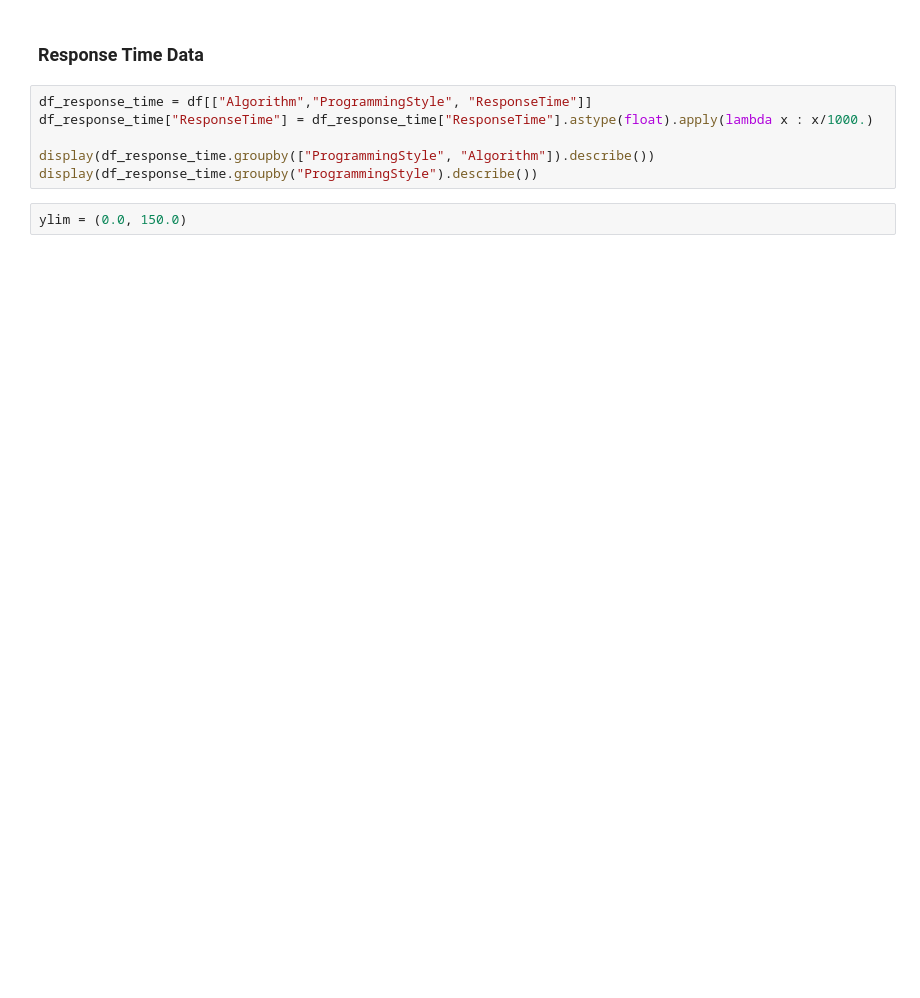
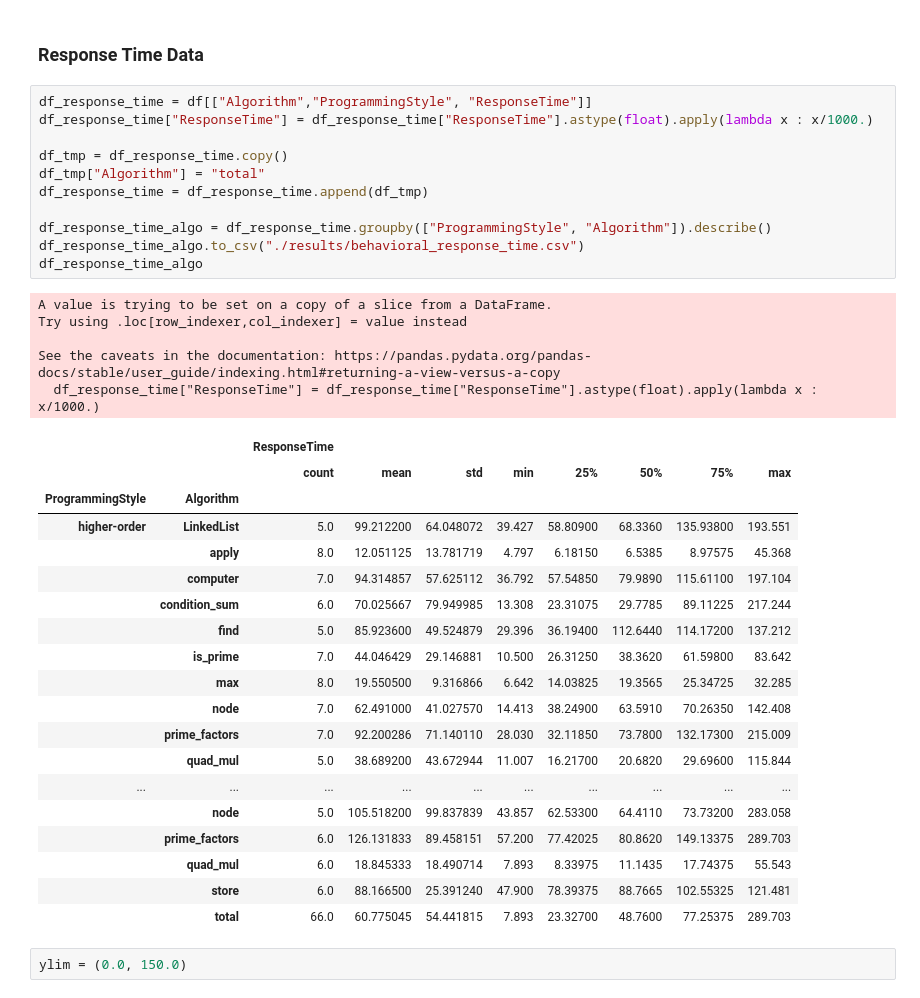
Before and after one commit to Sonaion/bachelor-arbeit, a Jupyter notebook: DataEvaluation/RQ01_Behavioral.ipynb, the cells around one changed output. Drawn from its saved outputs; the diff is of its cells as text; blank space fills up the shorter version.

```diff
--- a/DataEvaluation/RQ01_Behavioral.ipynb
+++ b/DataEvaluation/RQ01_Behavioral.ipynb
@@ -74,9 +106,39 @@ ax.set(ylim=(0.0, 1.0));
 # %%
 df_response_time = df[["Algorithm","ProgrammingStyle", "ResponseTime"]]
 df_response_time["ResponseTime"] = df_response_time["ResponseTime"].astype(float).apply(lambda x : x/1000.)
 
-display(df_response_time.groupby(["ProgrammingStyle", "Algorithm"]).describe())
-display(df_response_time.groupby("ProgrammingStyle").describe())
+df_tmp = df_response_time.copy()
+df_tmp["Algorithm"] = "total"
+df_response_time = df_response_time.append(df_tmp)
+
+df_response_time_algo = df_response_time.groupby(["ProgrammingStyle", "Algorithm"]).describe()
+df_response_time_algo.to_csv("./results/behavioral_response_time.csv")
+df_response_time_algo
+# %% [output]
+A value is trying to be set on a copy of a slice from a DataFrame.
+Try using .loc[row_indexer,col_indexer] = value instead
+
+See the caveats in the documentation: https://pandas.pydata.org/pandas-docs/stable/user_guide/indexing.html#returning-a-view-versus-a-copy
+  df_response_time["ResponseTime"] = df_response_time["ResponseTime"].astype(float).apply(lambda x : x/1000.)
+|  |  | ResponseTime |  |  |  |  |  |  |  |
+|  |  | count | mean | std | min | 25% | 50% | 75% | max |
+| ProgrammingStyle | Algorithm |  |  |  |  |  |  |  |  |
+| higher-order | LinkedList | 5.0 | 99.212200 | 64.048072 | 39.427 | 58.80900 | 68.3360 | 135.93800 | 193.551 |
+|  | apply | 8.0 | 12.051125 | 13.781719 | 4.797 | 6.18150 | 6.5385 | 8.97575 | 45.368 |
+|  | computer | 7.0 | 94.314857 | 57.625112 | 36.792 | 57.54850 | 79.9890 | 115.61100 | 197.104 |
+|  | condition_sum | 6.0 | 70.025667 | 79.949985 | 13.308 | 23.31075 | 29.7785 | 89.11225 | 217.244 |
+|  | find | 5.0 | 85.923600 | 49.524879 | 29.396 | 36.19400 | 112.6440 | 114.17200 | 137.212 |
+|  | is_prime | 7.0 | 44.046429 | 29.146881 | 10.500 | 26.31250 | 38.3620 | 61.59800 | 83.642 |
+|  | max | 8.0 | 19.550500 | 9.316866 | 6.642 | 14.03825 | 19.3565 | 25.34725 | 32.285 |
+|  | node | 7.0 | 62.491000 | 41.027570 | 14.413 | 38.24900 | 63.5910 | 70.26350 | 142.408 |
+|  | prime_factors | 7.0 | 92.200286 | 71.140110 | 28.030 | 32.11850 | 73.7800 | 132.17300 | 215.009 |
+|  | quad_mul | 5.0 | 38.689200 | 43.672944 | 11.007 | 16.21700 | 20.6820 | 29.69600 | 115.844 |
+| ... | ... | ... | ... | ... | ... | ... | ... | ... | ... |
+|  | node | 5.0 | 105.518200 | 99.837839 | 43.857 | 62.53300 | 64.4110 | 73.73200 | 283.058 |
+|  | prime_factors | 6.0 | 126.131833 | 89.458151 | 57.200 | 77.42025 | 80.8620 | 149.13375 | 289.703 |
+|  | quad_mul | 6.0 | 18.845333 | 18.490714 | 7.893 | 8.33975 | 11.1435 | 17.74375 | 55.543 |
+|  | store | 6.0 | 88.166500 | 25.391240 | 47.900 | 78.39375 | 88.7665 | 102.55325 | 121.481 |
+|  | total | 66.0 | 60.775045 | 54.441815 | 7.893 | 23.32700 | 48.7600 | 77.25375 | 289.703 |
 # %%
 ylim = (0.0, 150.0)
 # %%
```
Also changed, not shown: parts of 18 cells of this notebook, 18 other files.
